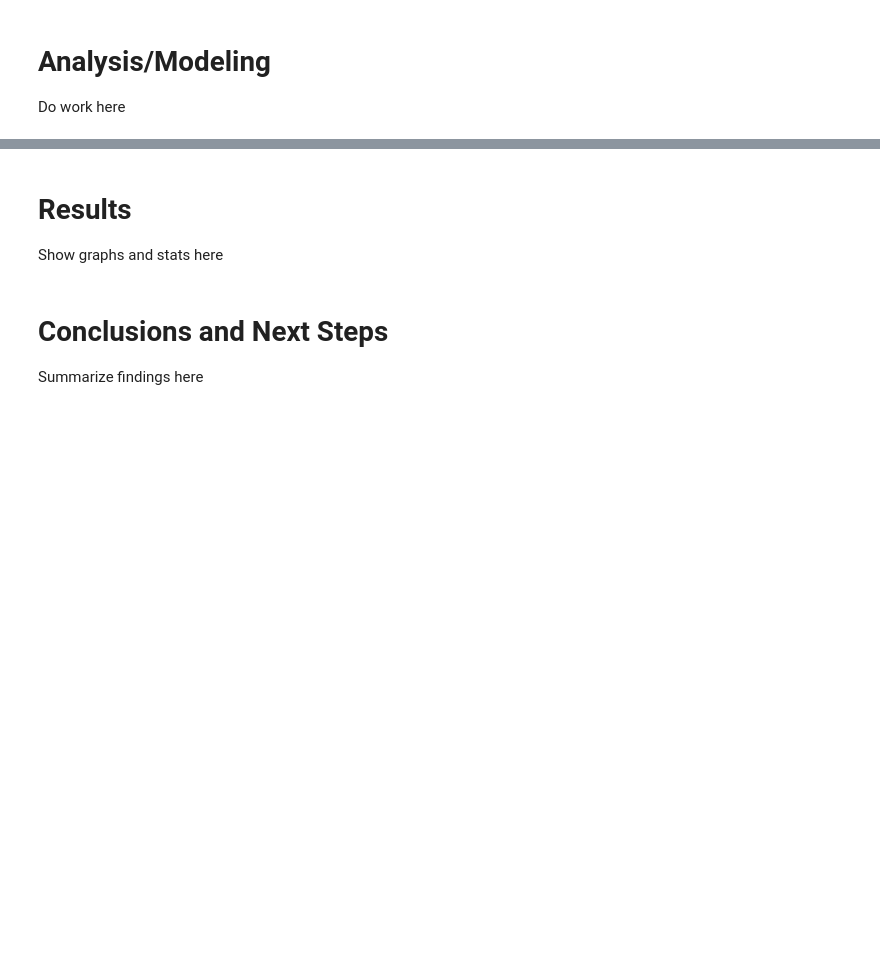
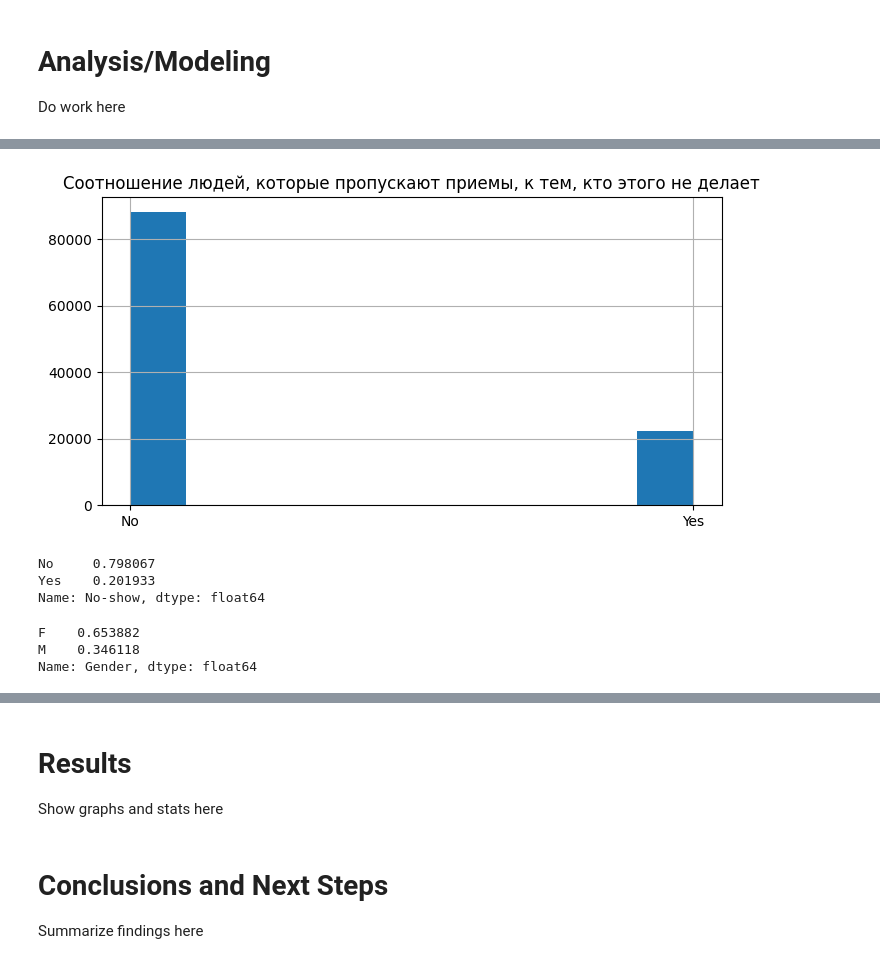
Before and after one commit to Serstefs/sfds, a Jupyter notebook: DS/EDA-5. Проектирование экспериментов/EDA-5. Проектирование экспериментов.ipynb, the cells around one changed output, grey strips where cells are left out. Saved outputs shown, nothing was run; the diff lists cells and outputs as text; code cells hidden in the pictures; blank space fills up the shorter version.

```diff
--- a/DS/EDA-5. Проектирование экспериментов/EDA-5. Проектирование экспериментов.ipynb
+++ b/DS/EDA-5. Проектирование экспериментов/EDA-5. Проектирование экспериментов.ipynb
@@ -45,0 +97,4 @@ Do work here
+# %%
+# загрузим данные
+df = pd.read_csv('data/archive.zip')
+df
@@ -45,0 +124,20 @@ Do work here
+# %%
+plt.figure(figsize=(8,4))
+df['No-show'].hist()
+plt.title('Соотношение людей, которые пропускают приемы, к тем, кто этого не делает');
+# %% [output]
+[figure, added]
+# %%
+# Или, если мы хотим получить точную пропорцию, — с помощью метода value_counts():
+df['No-show'].value_counts(True)
+# %% [output]
+No     0.798067
+Yes    0.201933
+Name: No-show, dtype: float64
+# %%
+# Данный метод также может помочь оценить, кто не появляется чаще — мужчины или женщины:
+df[df['No-show']=='Yes']['Gender'].value_counts(True)
+# %% [output]
+F    0.653882
+M    0.346118
+Name: Gender, dtype: float64
```
Also changed, not shown: parts of 29 cells of this notebook, 2 other files.
